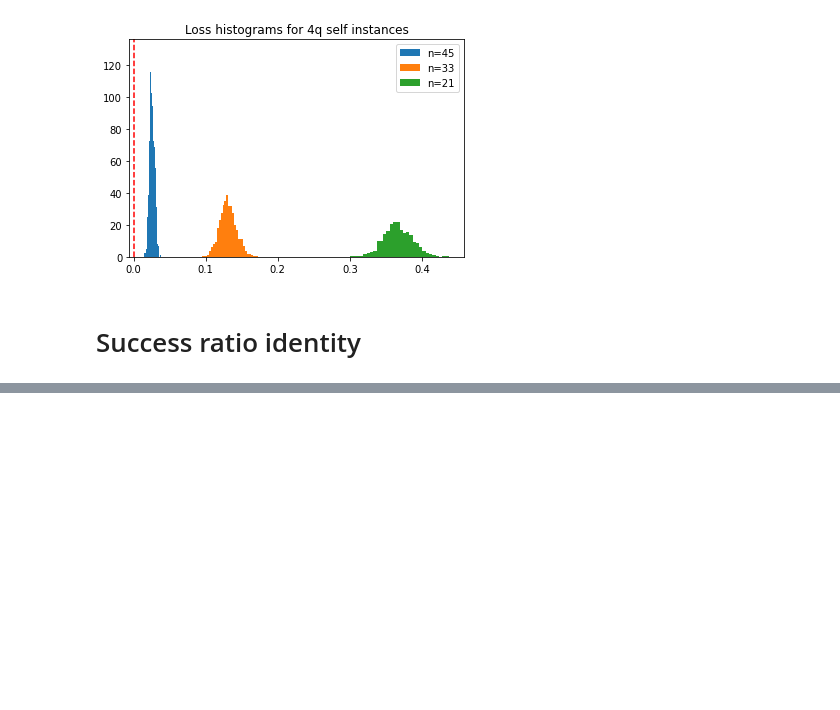
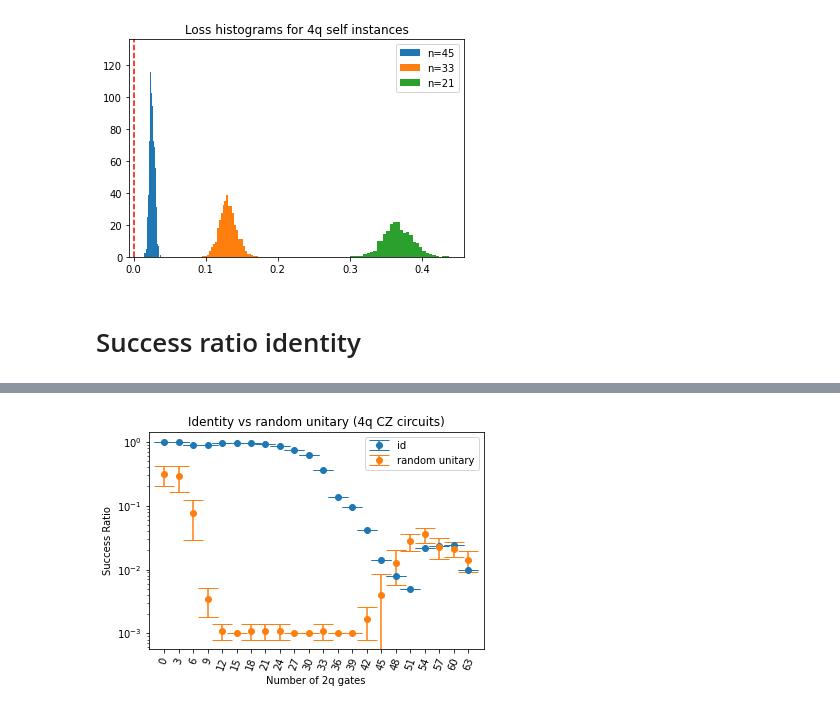
Before and after one commit to idnm/quantum_traps, a Jupyter notebook: experiments.ipynb, the cells around one changed output, grey strips where cells are left out. Drawn from its saved outputs; the diff is of its cells as text; code cells hidden in the pictures; blank space fills up the shorter version.

```diff
--- a/experiments.ipynb
+++ b/experiments.ipynb
@@ -423,0 +79,18 @@ def loss()
+# %%
+cp_identity = Experiment.load(f'results/experiment_cp_identity_4q')
+complexity_15 = Experiment.load('results/experiment_cp_complexity15_4q')
+complexity_20 = Experiment.load('results/experiment_cp_complexity20_4q')
+complexity_30 = Experiment.load('results/experiment_cp_complexity30_4q')
+complexity_45 = Experiment.load('results/experiment_cp_complexity45_4q')
+cp_random_unitary = Experiment.load(f'results/experiment_cp_random_unitary_4q')
+# %%
+min_loss = 'empiric'
+
+cp_identity.plot_success_ratios(label='id', min_loss=min_loss, maketitle=False)
+cp_random_unitary.plot_success_ratios(label='random unitary', min_loss=min_loss, maketitle=False)
+plt.title('Identity vs random unitary (4q CZ circuits)')
+
+plt.legend();
+plt.savefig(figpath+'id_vs_rnd');
+# %% [output]
+[figure, added]
```
Also changed, not shown: parts of 61 cells of this notebook, 3 other files.
